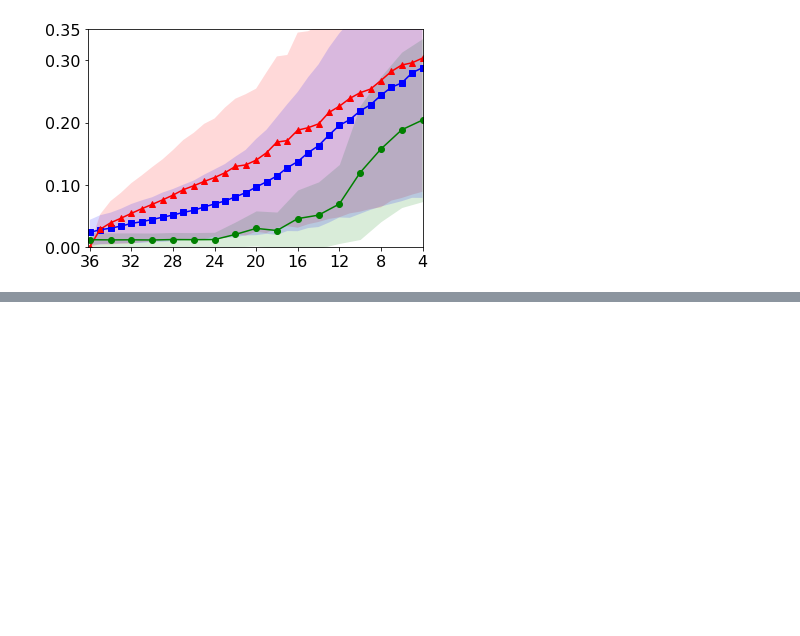
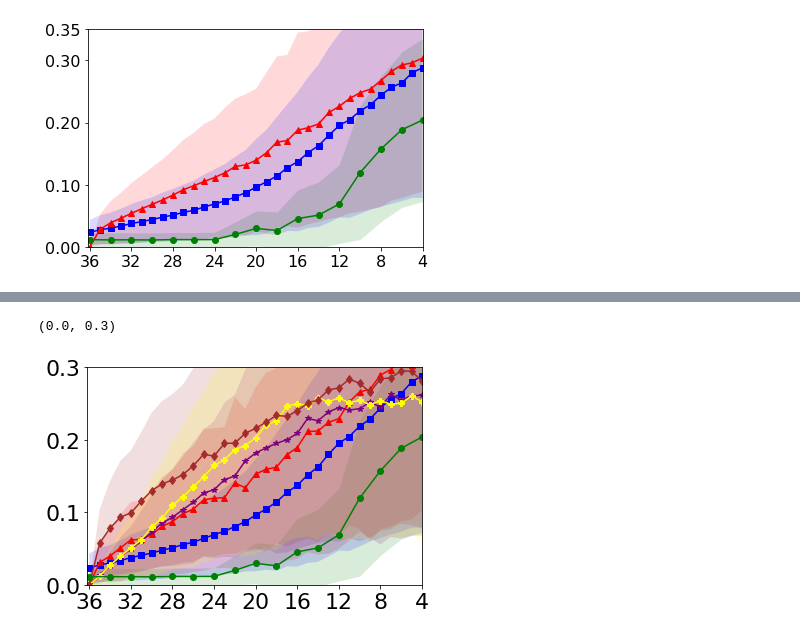
Before and after one commit to dkoutny/DeepEntanglement, a Jupyter notebook: plots.ipynb, the cells around one changed output, grey strips where cells are left out. Drawn from its saved outputs; the diff is of its cells as text; code cells hidden in the pictures; blank space fills up the shorter version.

```diff
--- a/plots.ipynb
+++ b/plots.ipynb
@@ -440,0 +421,55 @@ plt.ylim([0,1])
+# %%
+"""Mean average error of concurrence estimates with different approaches"""
+
+xx = linspace(0,32,33,dtype=int)
+xx2 = linspace(0,32,17,dtype=int)
+
+netEvalConc = loadtxt('data_for_figures/concurrence/netPredConcv9.txt')[:,0:33]
+mlEvalConc = loadtxt('data_for_figures/concurrence/MAEConcML.txt')
+netSpecEvalConc = loadtxt('data_for_figures/concurrence/MAEconcSpecR0v7.txt')[:,0:17]
+concSDPMaeStd = loadtxt("data_for_figures/concurrence/MaeConcSDPStd.txt")
+concMLMEMaeStd = loadtxt("data_for_figures/concurrence/MAEConcMLME1.txt")
+SDP1 = loadtxt("data_for_figures/concurrence/SDPl1N.txt")[0]
+SDP1s = loadtxt("data_for_figures/concurrence/SDPl1N.txt")[1]
+
+concMLMEm=concMLMEMaeStd[0,0:33][::-1]
+concMLMEs=concMLMEMaeStd[1,0:33][::-1]
+
+concSDPm = concSDPMaeStd[0]
+concSDPs = concSDPMaeStd[1]
+
+NEM=mean(netEvalConc,axis=0)
+NES=std(netEvalConc,axis=0)
+
+NEMlM = mlEvalConc[0,::-1]
+NEMlS = mlEvalConc[1,::-1]
+
+NSM = netSpecEvalConc[0][::-1]
+NSS = netSpecEvalConc[1][::-1]
+
+plt.subplots(figsize=(6, 4))
+
+plt.fill_between(xx,NEMlM+NEMlS,NEMlM-NEMlS,alpha=0.15,color ='red',linewidth=0.0)
+plt.fill_between(xx2,NSM+NSS,NSM-NSS,alpha=0.15,color ='green',linewidth=0.0)
+plt.fill_between(xx,NEM+NES,NEM-NES,alpha=0.15,color ='blue',linewidth=0.0)
+plt.fill_between(xx,concMLMEm+concMLMEs,concMLMEm-concMLMEs,alpha=0.15,color ='brown',linewidth=0.0)
+plt.fill_between(xx,concSDPm+concSDPs,concSDPm-concSDPs,alpha=0.15,color ='purple',linewidth=0.0)
+plt.fill_between(xx,SDP1+SDP1s,SDP1-SDP1s,alpha=0.15,color ='yellow',linewidth=0.0)
+
+plt.plot(xx,NEM,'s-',color = 'blue')
+plt.plot(xx,NEMlM,'^-',color = 'red')
+plt.plot(xx,concSDPm[0:33],'*-',color = 'purple')
+plt.plot(xx,SDP1,'P-',color = 'yellow')
+plt.plot(xx,concMLMEm,'d-',color = 'brown')
+plt.plot(xx2,NSM,'o-',color = 'green')
+
+plt.xticks(linspace(0,32,9,dtype=int),linspace(4,36,9,dtype=int)[::-1])
+plt.yticks(array([0,0.1,0.2,0.3]))
+plt.tick_params(labelsize=22)
+plt.xlim([-0.2,32])
+plt.ylim([0,0.3])
+
+# plt.savefig('concMAEComparAll.pdf',dpi=600)
+# %% [output]
+(0.0, 0.3)
+[figure, added]
```
Also changed, not shown: parts of 8 cells of this notebook, 1 other file.
